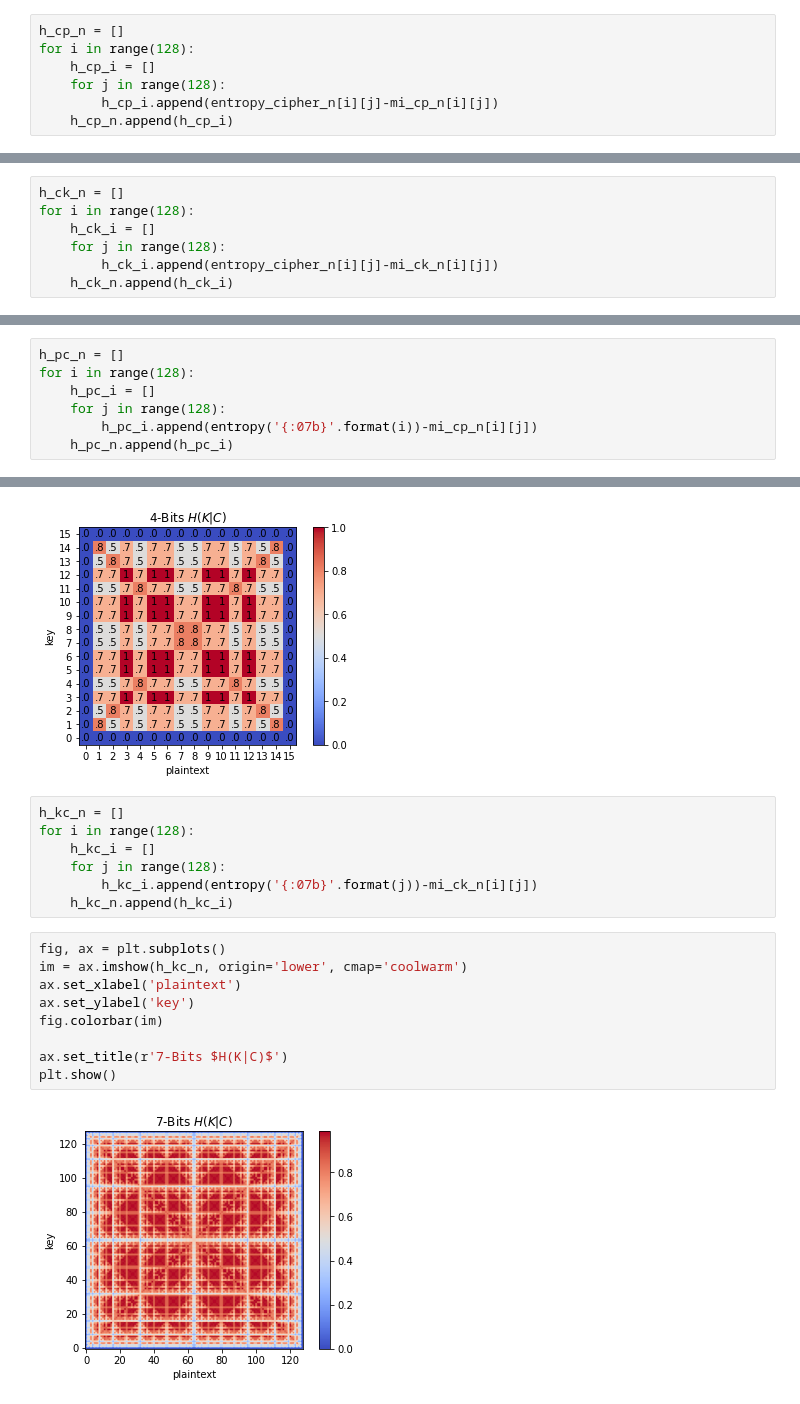
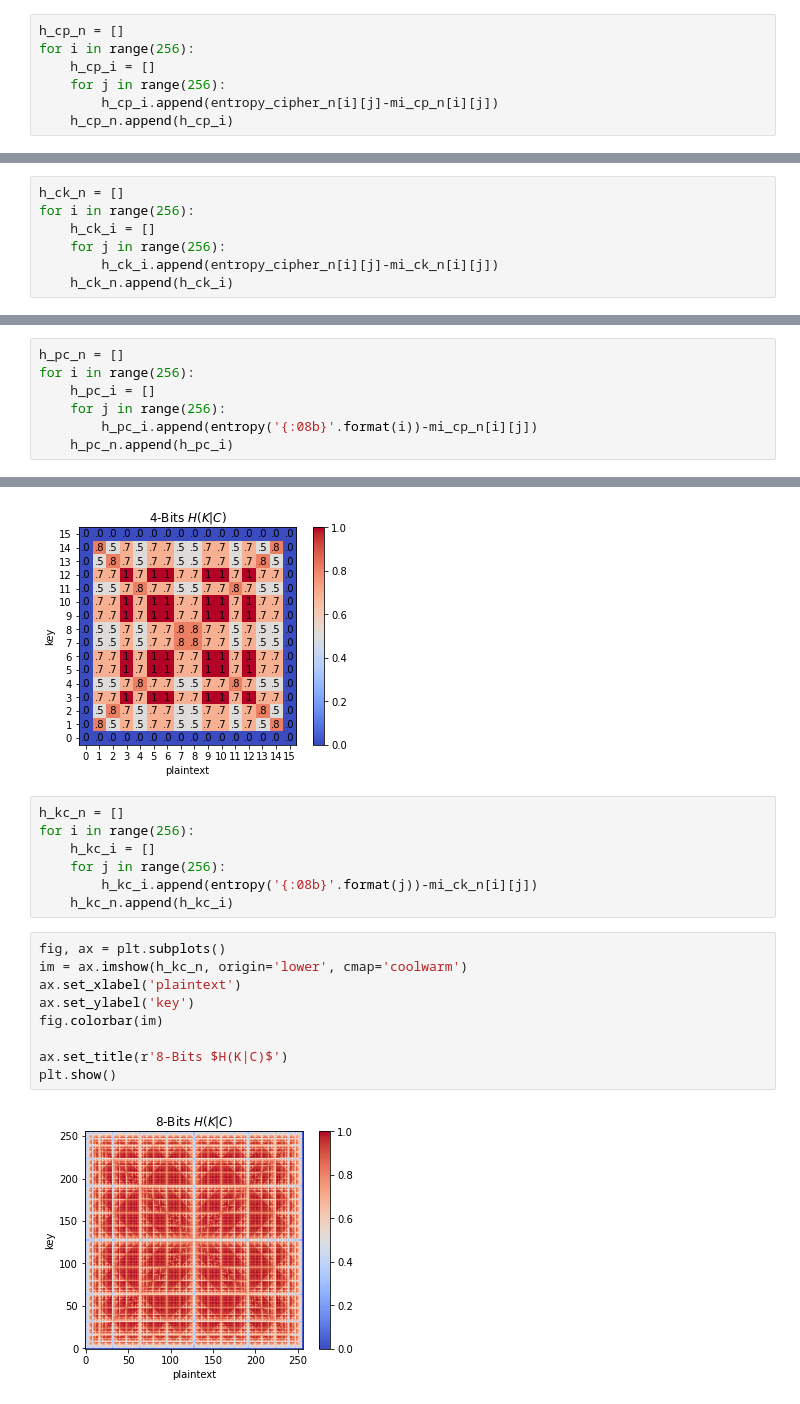
Before and after one commit to Jim137/Entropy, a Jupyter notebook: entropy_of_encrypted.ipynb, the cells around one changed output, grey strips where cells are left out. Drawn from its saved outputs; the diff is of its cells as text.

```diff
--- a/entropy_of_encrypted.ipynb
+++ b/entropy_of_encrypted.ipynb
@@ -300,9 +300,9 @@ for i in range(128):
     entropy_cipher_n.append(ei)
 # %%
 h_cp_n = []
-for i in range(128):
+for i in range(256):
     h_cp_i = []
-    for j in range(128):
+    for j in range(256):
         h_cp_i.append(entropy_cipher_n[i][j]-mi_cp_n[i][j])
     h_cp_n.append(h_cp_i)
 # %%
@@ -343,9 +343,9 @@ plt.show()
 [figure]
 # %%
 h_ck_n = []
-for i in range(128):
+for i in range(256):
     h_ck_i = []
-    for j in range(128):
+    for j in range(256):
         h_ck_i.append(entropy_cipher_n[i][j]-mi_ck_n[i][j])
     h_ck_n.append(h_ck_i)
 # %%
@@ -387,10 +387,10 @@ plt.show()
 [figure]
 # %%
 h_pc_n = []
-for i in range(128):
+for i in range(256):
     h_pc_i = []
-    for j in range(128):
-        h_pc_i.append(entropy('{:07b}'.format(i))-mi_cp_n[i][j])
+    for j in range(256):
+        h_pc_i.append(entropy('{:08b}'.format(i))-mi_cp_n[i][j])
     h_pc_n.append(h_pc_i)
 # %%
 fig, ax = plt.subplots()
@@ -431,19 +431,19 @@ plt.show()
 [figure]
 # %%
 h_kc_n = []
-for i in range(128):
+for i in range(256):
     h_kc_i = []
-    for j in range(128):
-        h_kc_i.append(entropy('{:07b}'.format(j))-mi_ck_n[i][j])
+    for j in range(256):
+        h_kc_i.append(entropy('{:08b}'.format(j))-mi_ck_n[i][j])
     h_kc_n.append(h_kc_i)
 # %%
 fig, ax = plt.subplots()
 im = ax.imshow(h_kc_n, origin='lower', cmap='coolwarm')
 ax.set_xlabel('plaintext')
 ax.set_ylabel('key')
 fig.colorbar(im)
 
-ax.set_title(r'7-Bits $H(K|C)$')
+ax.set_title(r'8-Bits $H(K|C)$')
 plt.show()
 # %% [output]
-[figure, old version]
+[figure, new version]
```
Also changed, not shown: parts of 9 cells of this notebook, 1 other file.
